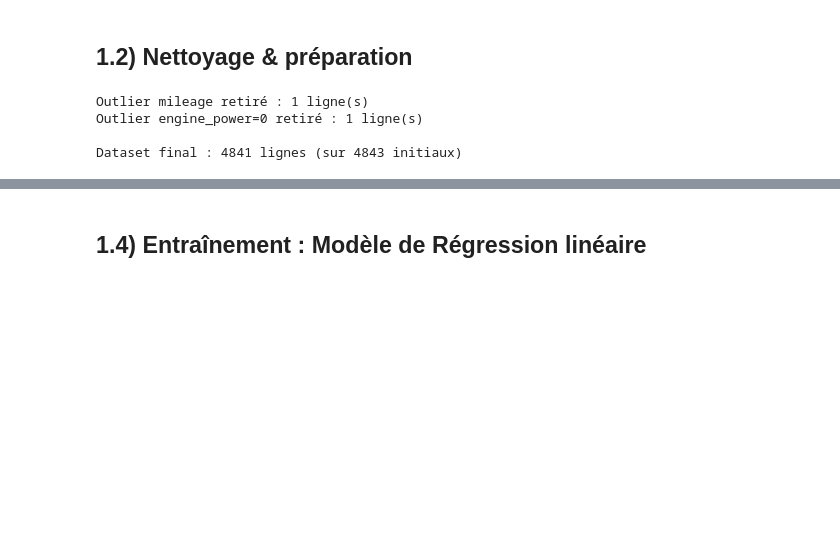
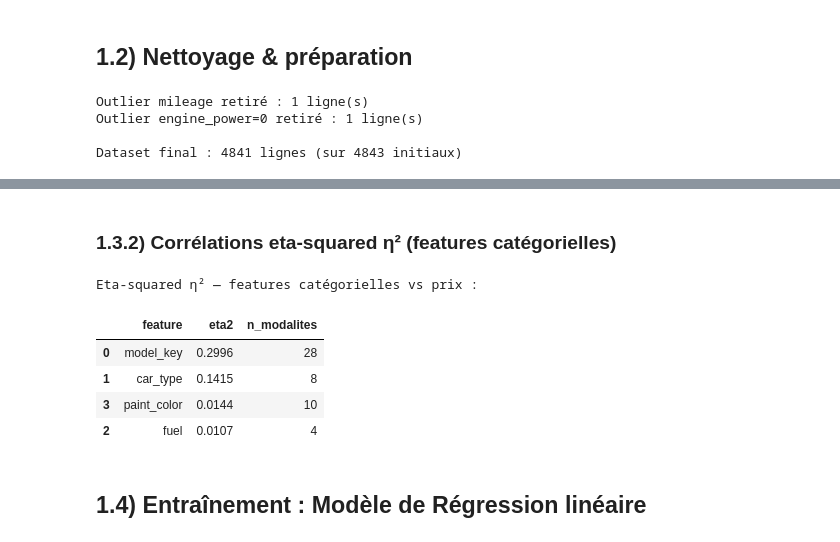
Before and after one commit to gviel/jedha-project-09-getaround, a Jupyter notebook: Getaround_Pricing_GV.ipynb, the cells around one changed output, grey strips where cells are left out. Drawn from its saved outputs; the diff is of its cells as text; code cells hidden in the pictures; blank space fills up the shorter version.

```diff
--- a/Getaround_Pricing_GV.ipynb
+++ b/Getaround_Pricing_GV.ipynb
@@ -237,3 +285,42 @@ df_model[['mileage', 'engine_power', 'rental_price_per_day']].corr()
+# %% [markdown]
+### 1.3.2) Corrélations eta-squared η² (features catégorielles)
+# %%
+CATEGORICAL_COLS = ["model_key", "car_type", "fuel", "paint_color"]
+
+grand_mean = df_model[TARGET].mean()
+ss_total   = ((df_model[TARGET] - grand_mean) ** 2).sum()
+
+eta2_results = []
+for col in CATEGORICAL_COLS:
+    groups    = [grp[TARGET].values for _, grp in df_model.groupby(col)]
+    ss_between = sum(len(g) * (g.mean() - grand_mean) ** 2 for g in groups)
+    eta2_results.append({
+        "feature":     col,
+        "eta2":        round(ss_between / ss_total, 4),
+        "n_modalites": df_model[col].nunique(),
+    })
+
+df_eta2 = pd.DataFrame(eta2_results).sort_values("eta2", ascending=False)
+print("Eta-squared η² — features catégorielles vs prix :")
+display(df_eta2)
+
+fig = px.bar(
+    df_eta2, x="feature", y="eta2", color="eta2",
+    color_continuous_scale="Blues",
+    title="Eta-squared η² — features catégorielles vs prix de location",
+    labels={"eta2": "η² (part de variance expliquée)", "feature": "Feature"},
+    text=df_eta2["eta2"].apply(lambda x: f"{x:.2%}"),
+)
+fig.update_traces(textposition="outside")
+fig.update_yaxes(tickformat=".0%")
+save_fig(fig, "11_pricing_correlations_categorielles")
+# %% [output]
+Eta-squared η² — features catégorielles vs prix :
+|  | feature | eta2 | n_modalites |
+| 0 | model_key | 0.2996 | 28 |
+| 1 | car_type | 0.1415 | 8 |
+| 3 | paint_color | 0.0144 | 10 |
+| 2 | fuel | 0.0107 | 4 |
 # %% [markdown]
 ## 1.4) Entraînement : Modèle de Régression linéaire
 # %%
```
Also changed, not shown: parts of 21 cells of this notebook.
